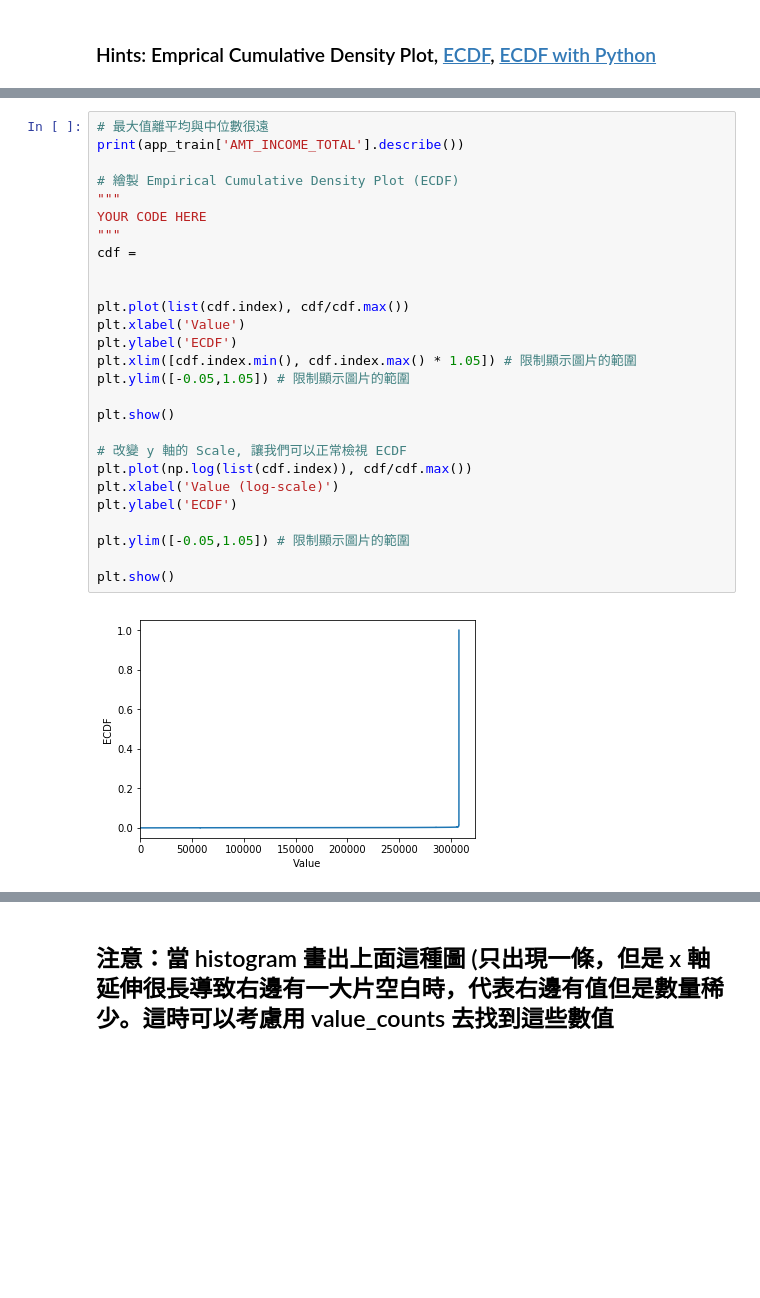
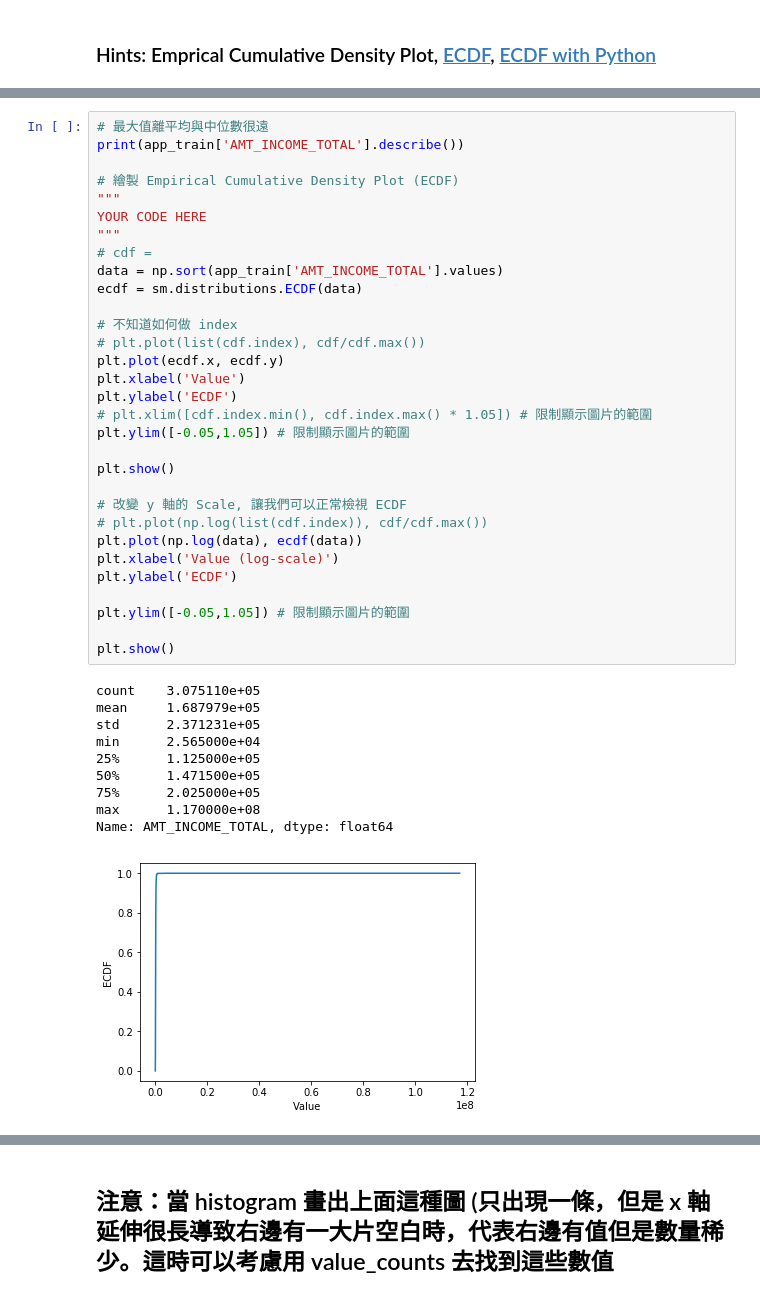
Before and after one commit to wrayz/2nd-ML100Days, a Jupyter notebook: homework/Day_006_HW.ipynb, the cells around one changed output, grey strips where cells are left out. Saved outputs shown, nothing was run; the diff lists cells and outputs as text; blank space fills up the shorter version.

```diff
--- a/homework/Day_006_HW.ipynb
+++ b/homework/Day_006_HW.ipynb
@@ -92,29 +111,42 @@ Numbers of remain columns: 73
 # %%
 # 最大值離平均與中位數很遠
 print(app_train['AMT_INCOME_TOTAL'].describe())
 
 # 繪製 Empirical Cumulative Density Plot (ECDF)
 """
 YOUR CODE HERE
 """
-cdf =
+# cdf =
+data = np.sort(app_train['AMT_INCOME_TOTAL'].values)
+ecdf = sm.distributions.ECDF(data)
 
-
-plt.plot(list(cdf.index), cdf/cdf.max())
+# 不知道如何做 index
+# plt.plot(list(cdf.index), cdf/cdf.max())
+plt.plot(ecdf.x, ecdf.y)
 plt.xlabel('Value')
 plt.ylabel('ECDF')
-plt.xlim([cdf.index.min(), cdf.index.max() * 1.05]) # 限制顯示圖片的範圍
+# plt.xlim([cdf.index.min(), cdf.index.max() * 1.05]) # 限制顯示圖片的範圍
 plt.ylim([-0.05,1.05]) # 限制顯示圖片的範圍
 
 plt.show()
 
 # 改變 y 軸的 Scale, 讓我們可以正常檢視 ECDF
-plt.plot(np.log(list(cdf.index)), cdf/cdf.max())
+# plt.plot(np.log(list(cdf.index)), cdf/cdf.max())
+plt.plot(np.log(data), ecdf(data))
 plt.xlabel('Value (log-scale)')
 plt.ylabel('ECDF')
 
 plt.ylim([-0.05,1.05]) # 限制顯示圖片的範圍
 
 plt.show()
 # %% [output]
+count    3.075110e+05
+mean     1.687979e+05
+std      2.371231e+05
+min      2.565000e+04
+25%      1.125000e+05
+50%      1.471500e+05
+75%      2.025000e+05
+max      1.170000e+08
+Name: AMT_INCOME_TOTAL, dtype: float64
-[figure, old version]
+[figure, new version]
```
Also changed, not shown: parts of 6 cells of this notebook.
